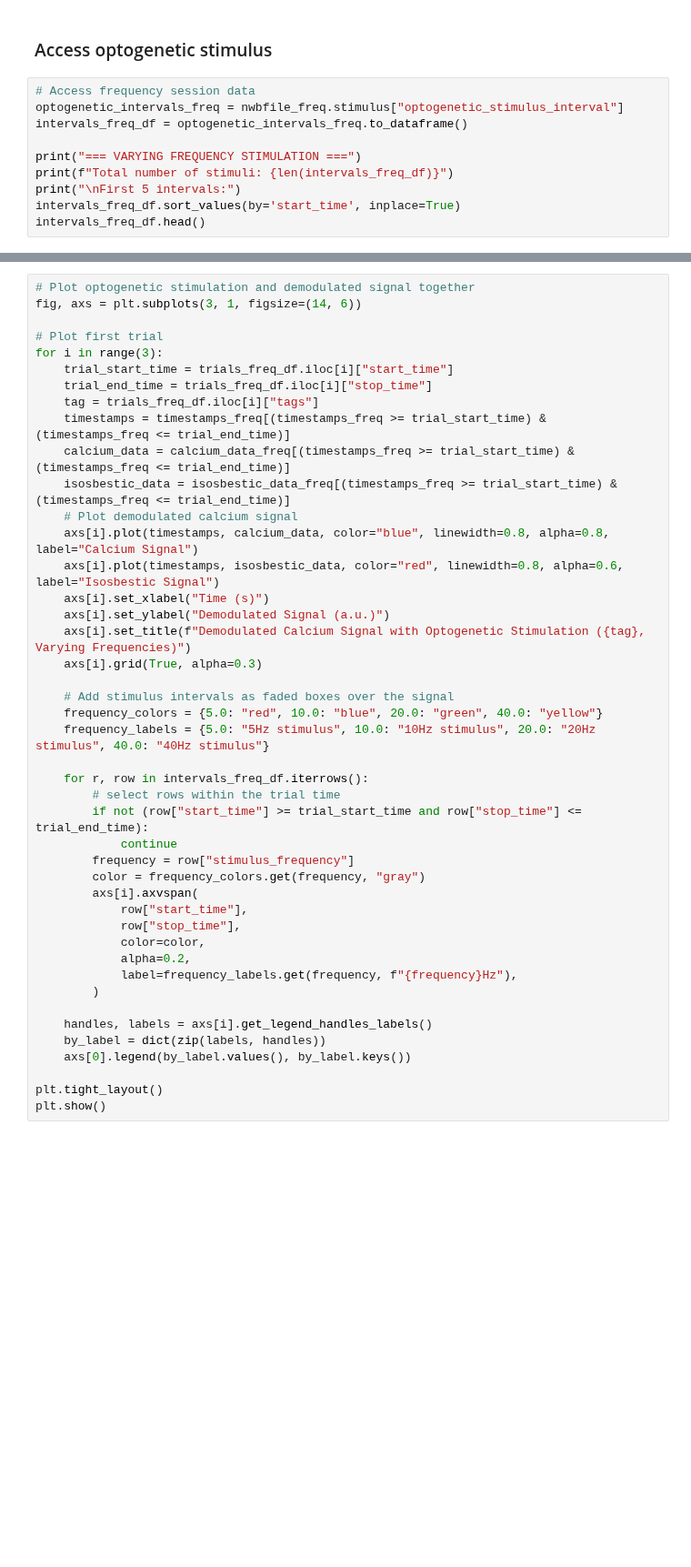
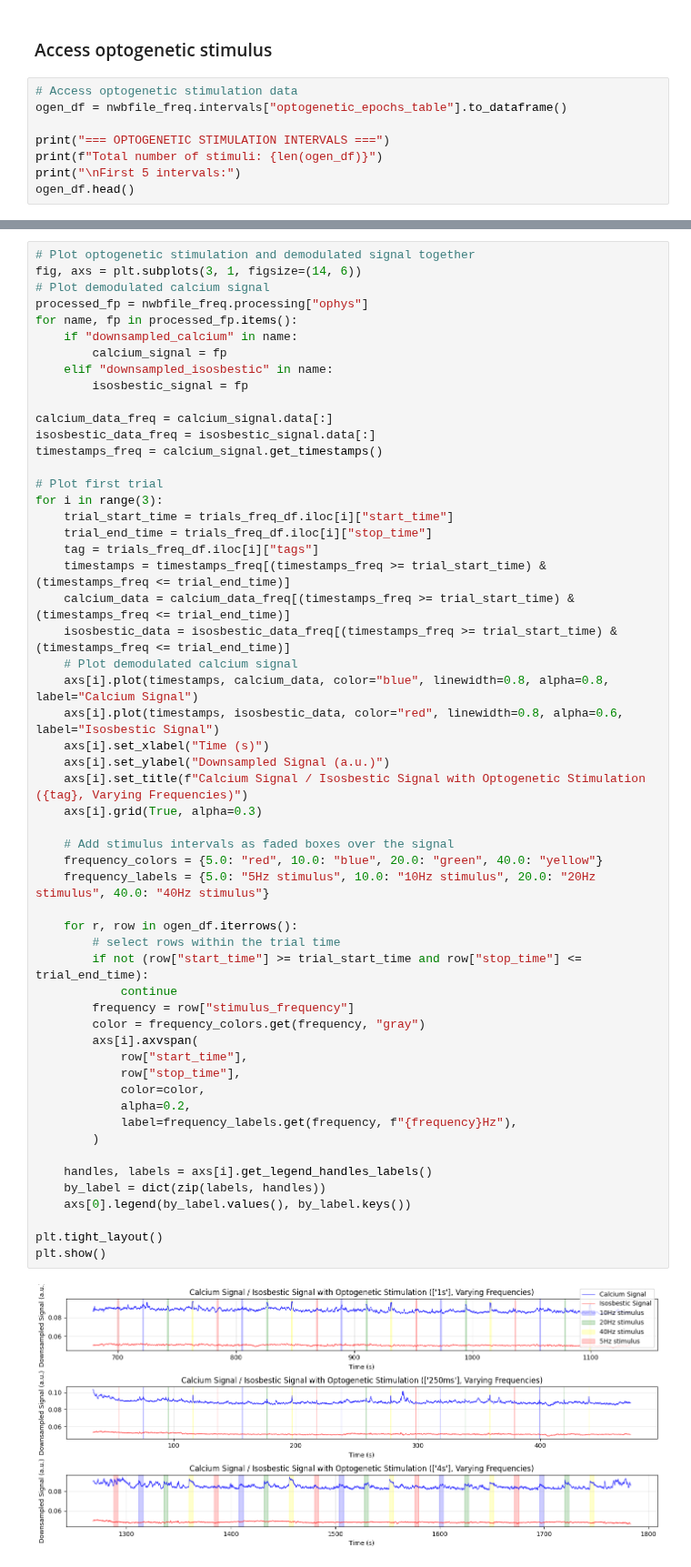
Before and after one commit to catalystneuro/hnasko-lab-to-nwb, a Jupyter notebook: src/hnasko_lab_to_nwb/lotfi_2025/tutorials/Lotfi_2025.ipynb, the cells around one changed output, grey strips where cells are left out. Shown at 91% size. Drawn from its saved outputs; the diff is of its cells as text; blank space fills up the shorter version.

```diff
--- a/src/hnasko_lab_to_nwb/lotfi_2025/tutorials/Lotfi_2025.ipynb
+++ b/src/hnasko_lab_to_nwb/lotfi_2025/tutorials/Lotfi_2025.ipynb
@@ -272,12 +660,10 @@ trials_freq_df
 # %% [markdown]
 ### Access optogenetic stimulus
 # %%
-# Access frequency session data
-optogenetic_intervals_freq = nwbfile_freq.stimulus["optogenetic_stimulus_interval"]
-intervals_freq_df = optogenetic_intervals_freq.to_dataframe()
+# Access optogenetic stimulation data
+ogen_df = nwbfile_freq.intervals["optogenetic_epochs_table"].to_dataframe()
 
-print("=== VARYING FREQUENCY STIMULATION ===")
-print(f"Total number of stimuli: {len(intervals_freq_df)}")
+print("=== OPTOGENETIC STIMULATION INTERVALS ===")
+print(f"Total number of stimuli: {len(ogen_df)}")
 print("\nFirst 5 intervals:")
-intervals_freq_df.sort_values(by='start_time', inplace=True)
-intervals_freq_df.head()
+ogen_df.head()
@@ -294,6 +684,17 @@ timestamps_freq = start_time_freq + np.arange(len(calcium_data_freq)) / rate_fre
 # %%
 # Plot optogenetic stimulation and demodulated signal together
 fig, axs = plt.subplots(3, 1, figsize=(14, 6))
+# Plot demodulated calcium signal
+processed_fp = nwbfile_freq.processing["ophys"]
+for name, fp in processed_fp.items():
+    if "downsampled_calcium" in name:
+        calcium_signal = fp
+    elif "downsampled_isosbestic" in name:
+        isosbestic_signal = fp
+
+calcium_data_freq = calcium_signal.data[:]
+isosbestic_data_freq = isosbestic_signal.data[:]
+timestamps_freq = calcium_signal.get_timestamps()
 
 # Plot first trial
 for i in range(3):
@@ -305,33 +706,35 @@ for i in range(3):
     isosbestic_data = isosbestic_data_freq[(timestamps_freq >= trial_start_time) & (timestamps_freq <= trial_end_time)]
     # Plot demodulated calcium signal
     axs[i].plot(timestamps, calcium_data, color="blue", linewidth=0.8, alpha=0.8, label="Calcium Signal")
     axs[i].plot(timestamps, isosbestic_data, color="red", linewidth=0.8, alpha=0.6, label="Isosbestic Signal")
     axs[i].set_xlabel("Time (s)")
-    axs[i].set_ylabel("Demodulated Signal (a.u.)")
-    axs[i].set_title(f"Demodulated Calcium Signal with Optogenetic Stimulation ({tag}, Varying Frequencies)")
+    axs[i].set_ylabel("Downsampled Signal (a.u.)")
+    axs[i].set_title(f"Calcium Signal / Isosbestic Signal with Optogenetic Stimulation ({tag}, Varying Frequencies)")
     axs[i].grid(True, alpha=0.3)
 
     # Add stimulus intervals as faded boxes over the signal
     frequency_colors = {5.0: "red", 10.0: "blue", 20.0: "green", 40.0: "yellow"}
     frequency_labels = {5.0: "5Hz stimulus", 10.0: "10Hz stimulus", 20.0: "20Hz stimulus", 40.0: "40Hz stimulus"}
 
-    for r, row in intervals_freq_df.iterrows():
+    for r, row in ogen_df.iterrows():
         # select rows within the trial time
         if not (row["start_time"] >= trial_start_time and row["stop_time"] <= trial_end_time):
             continue
         frequency = row["stimulus_frequency"]
         color = frequency_colors.get(frequency, "gray")
         axs[i].axvspan(
             row["start_time"],
             row["stop_time"],
             color=color,
             alpha=0.2,
             label=frequency_labels.get(frequency, f"{frequency}Hz"),
         )
 
     handles, labels = axs[i].get_legend_handles_labels()
     by_label = dict(zip(labels, handles))
     axs[0].legend(by_label.values(), by_label.keys())
 
 plt.tight_layout()
 plt.show()
+# %% [output]
+[figure, added]
```
Also changed, not shown: parts of 55 cells of this notebook.
